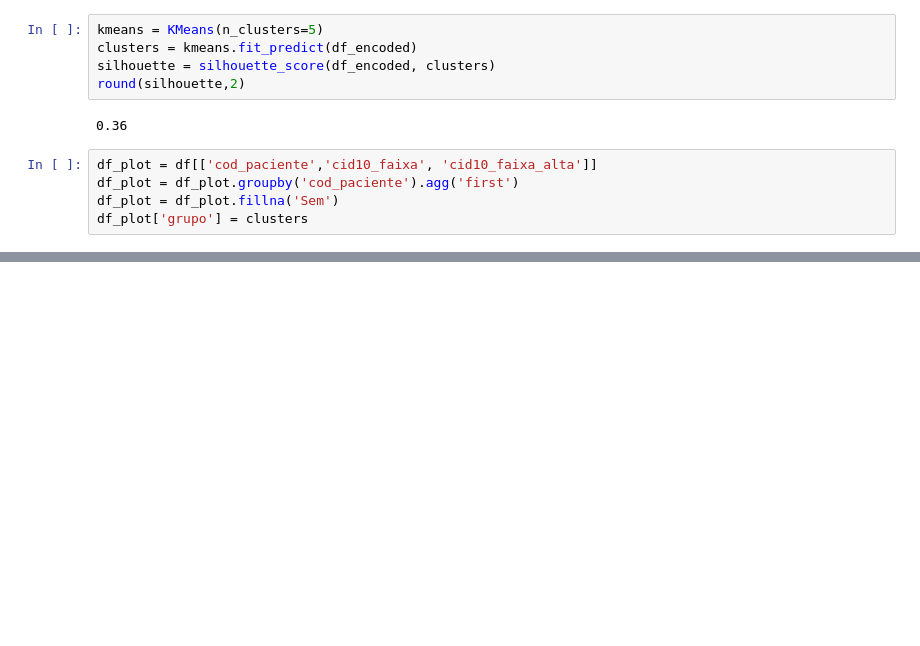
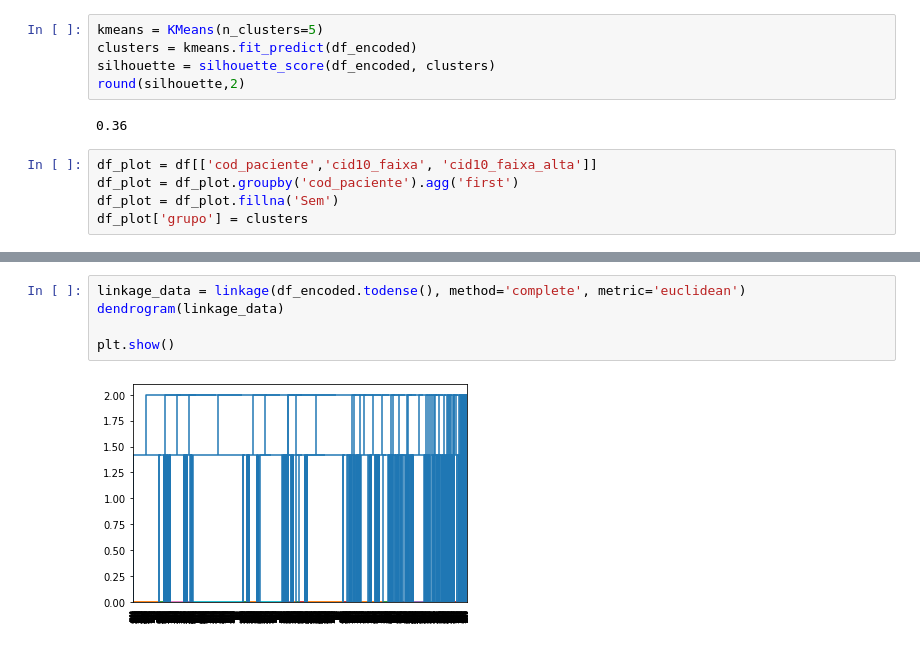
Before and after one commit to ImagineDogs/TranstornosMentais, a Jupyter notebook: notebooks/Agrupamento.ipynb, the cells around one changed output, grey strips where cells are left out. Drawn from its saved outputs; the diff is of its cells as text; blank space fills up the shorter version.

```diff
--- a/notebooks/Agrupamento.ipynb
+++ b/notebooks/Agrupamento.ipynb
@@ -192,0 +229,7 @@ plt.show()
+# %%
+linkage_data = linkage(df_encoded.todense(), method='complete', metric='euclidean')
+dendrogram(linkage_data)
+
+plt.show()
+# %% [output]
+[figure, added]
```
Also changed, not shown: parts of 17 cells of this notebook.
